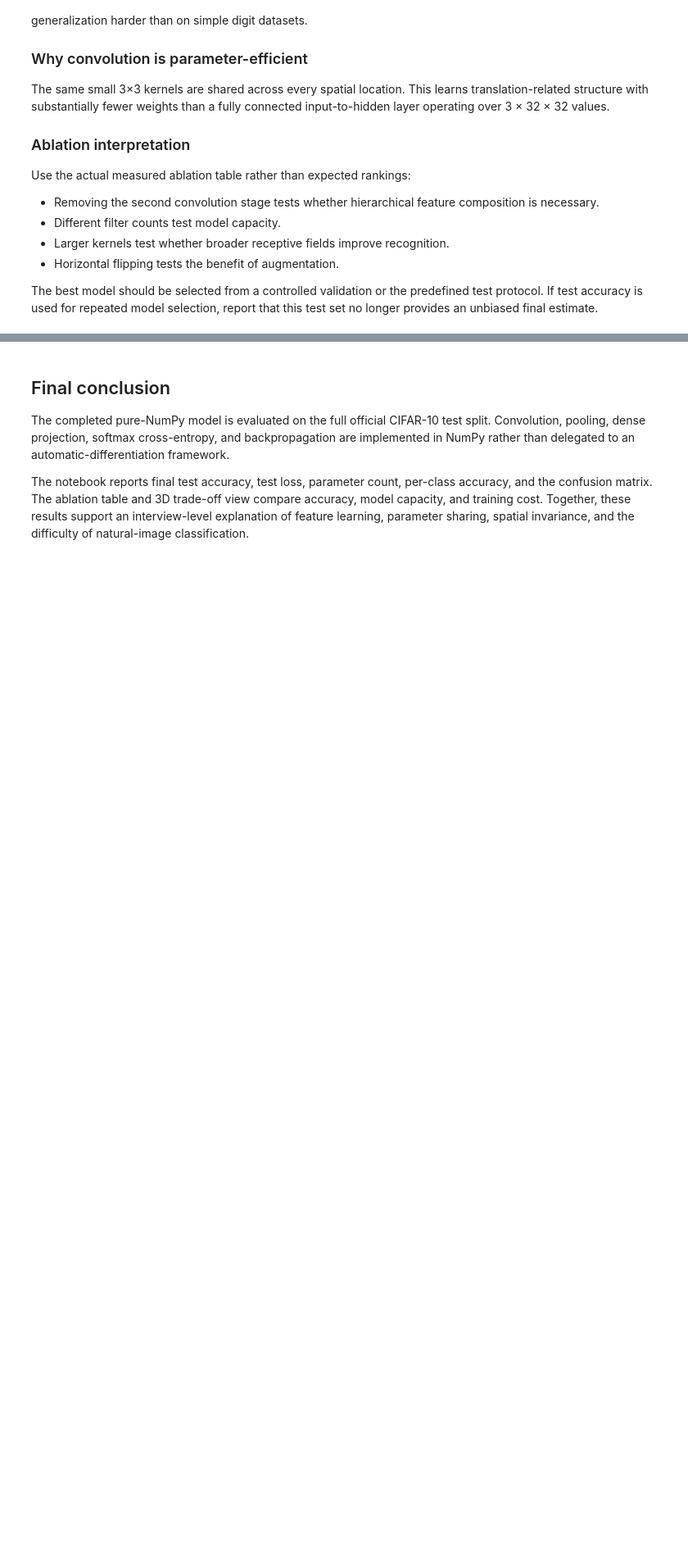
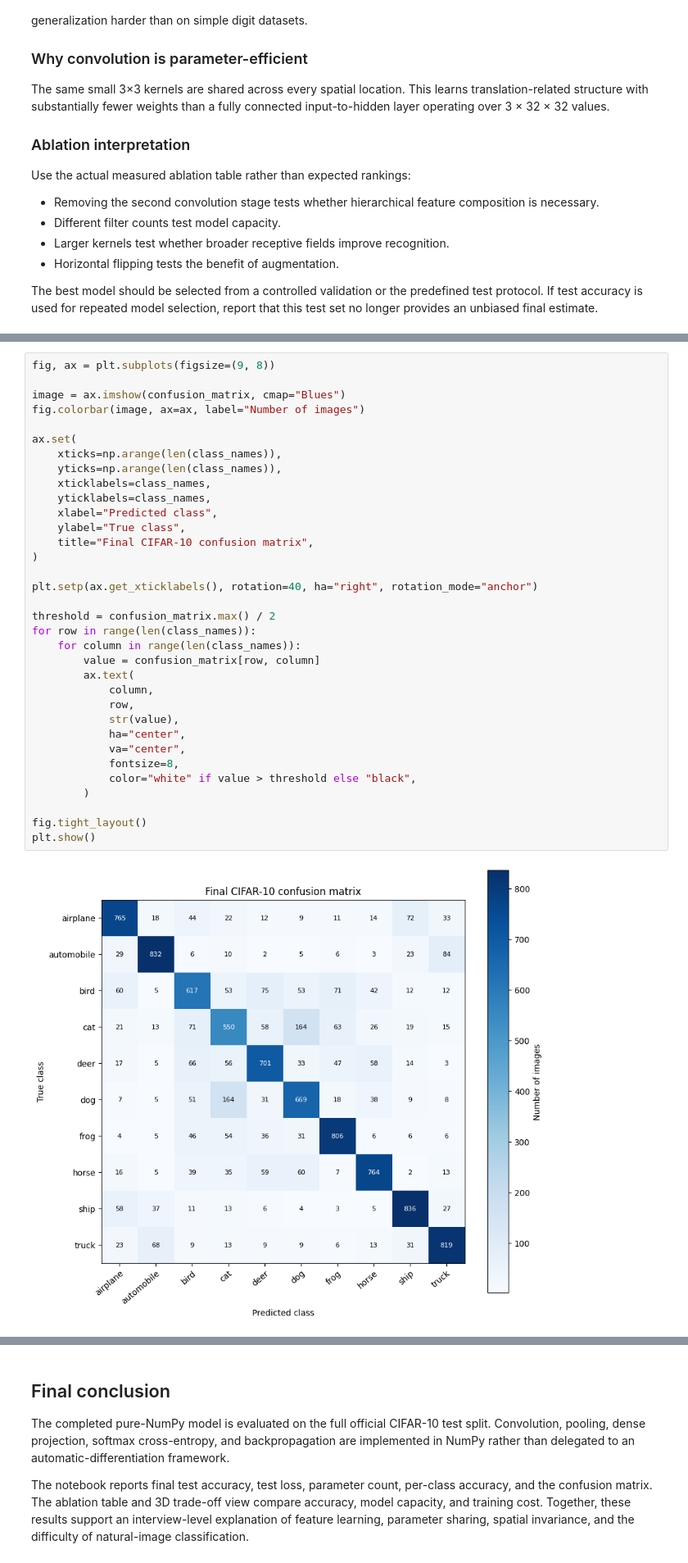
Before and after one commit to ArshiBansal/visual-feature-learning, a Jupyter notebook: notebooks/06_results_and_reflection.ipynb, the cells around one changed output, grey strips where cells are left out. Shown at 82% size. Cells and saved outputs as stored; diff of their text form; blank space fills up the shorter version.

```diff
--- a/notebooks/06_results_and_reflection.ipynb
+++ b/notebooks/06_results_and_reflection.ipynb
@@ -448,0 +468,36 @@ Saved: C:\Users\hp\Documents\GitHub\visual-feature-learning\outputs\final_analys
+# %%
+fig, ax = plt.subplots(figsize=(9, 8))
+
+image = ax.imshow(confusion_matrix, cmap="Blues")
+fig.colorbar(image, ax=ax, label="Number of images")
+
+ax.set(
+    xticks=np.arange(len(class_names)),
+    yticks=np.arange(len(class_names)),
+    xticklabels=class_names,
+    yticklabels=class_names,
+    xlabel="Predicted class",
+    ylabel="True class",
+    title="Final CIFAR-10 confusion matrix",
+)
+
+plt.setp(ax.get_xticklabels(), rotation=40, ha="right", rotation_mode="anchor")
+
+threshold = confusion_matrix.max() / 2
+for row in range(len(class_names)):
+    for column in range(len(class_names)):
+        value = confusion_matrix[row, column]
+        ax.text(
+            column,
+            row,
+            str(value),
+            ha="center",
+            va="center",
+            fontsize=8,
+            color="white" if value > threshold else "black",
+        )
+
+fig.tight_layout()
+plt.show()
+# %% [output]
+[figure, added]
```
Also changed, not shown: parts of 20 cells of this notebook.
